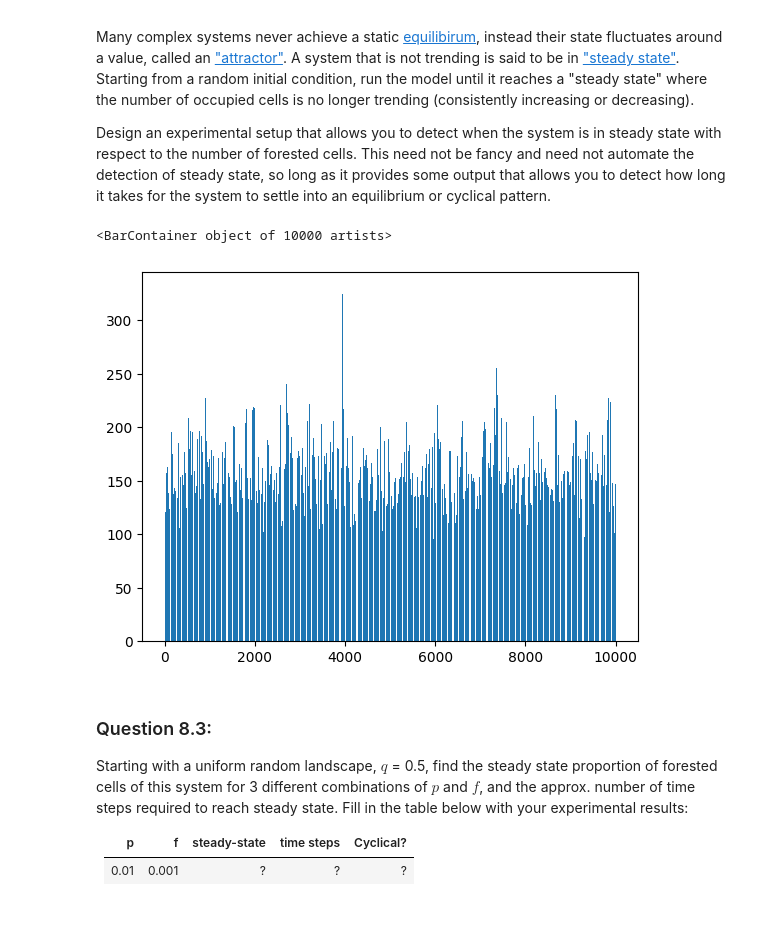
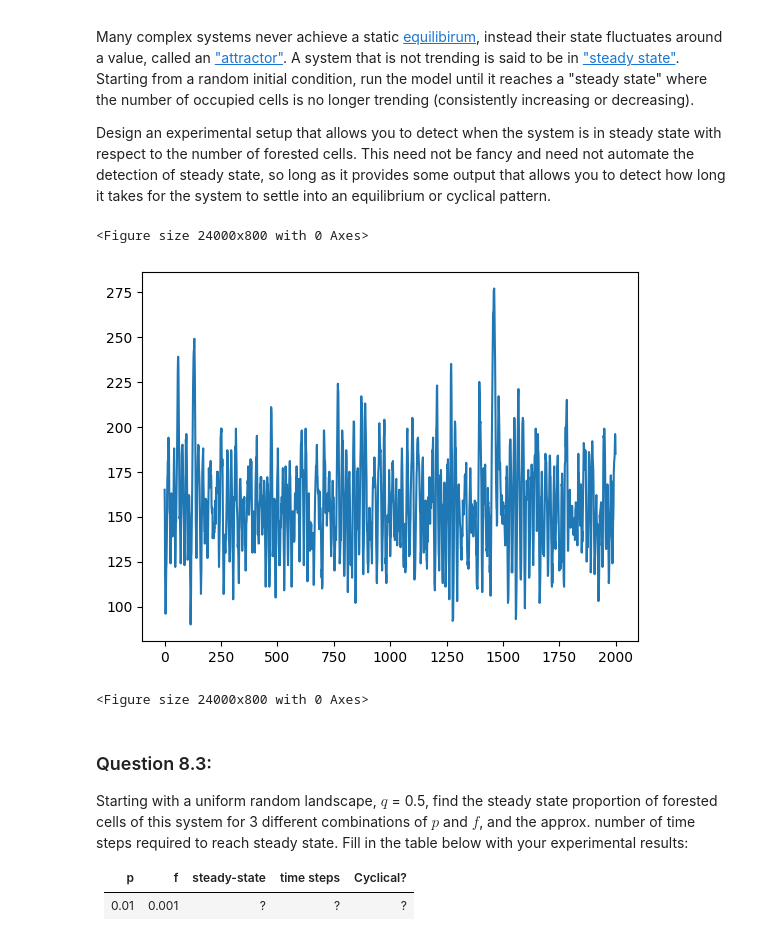
Before and after one commit to iam-arshpreet/cap-comp215, a Jupyter notebook: labs/lab07-10-fire.ipynb, the cells around one changed output. Saved outputs shown, nothing was run; the diff lists cells and outputs as text; code cells hidden in the pictures.

```diff
--- a/labs/lab07-10-fire.ipynb
+++ b/labs/lab07-10-fire.ipynb
@@ -247,14 +249,16 @@ This need not be fancy and need not automate the detection of steady state, so l
 # %%
 # Ex. 8.2 here
 dct = {}
-for i in range(10000):
+for i in range(2000):
   my_fire.step()
   dct[i] =  my_fire.num_occupied()
 
-plt.bar(dct.keys(),dct.values())
+plt.plot(dct.keys(),dct.values())
+plt.figure(figsize=(240, 8))
 # %% [output]
-<BarContainer object of 10000 artists>
+<Figure size 24000x800 with 0 Axes>
-[figure, old version]
+[figure, new version]
+<Figure size 24000x800 with 0 Axes>
 # %% [markdown]
 ### Question 8.3:
 Starting with a uniform random landscape, $q$ = 0.5, find the steady state proportion of forested cells of this system for 3 different combinations of $p$ and $f$, and the approx. number of time steps required to reach steady state.
```
Also changed, not shown: parts of 1 cell of this notebook.
